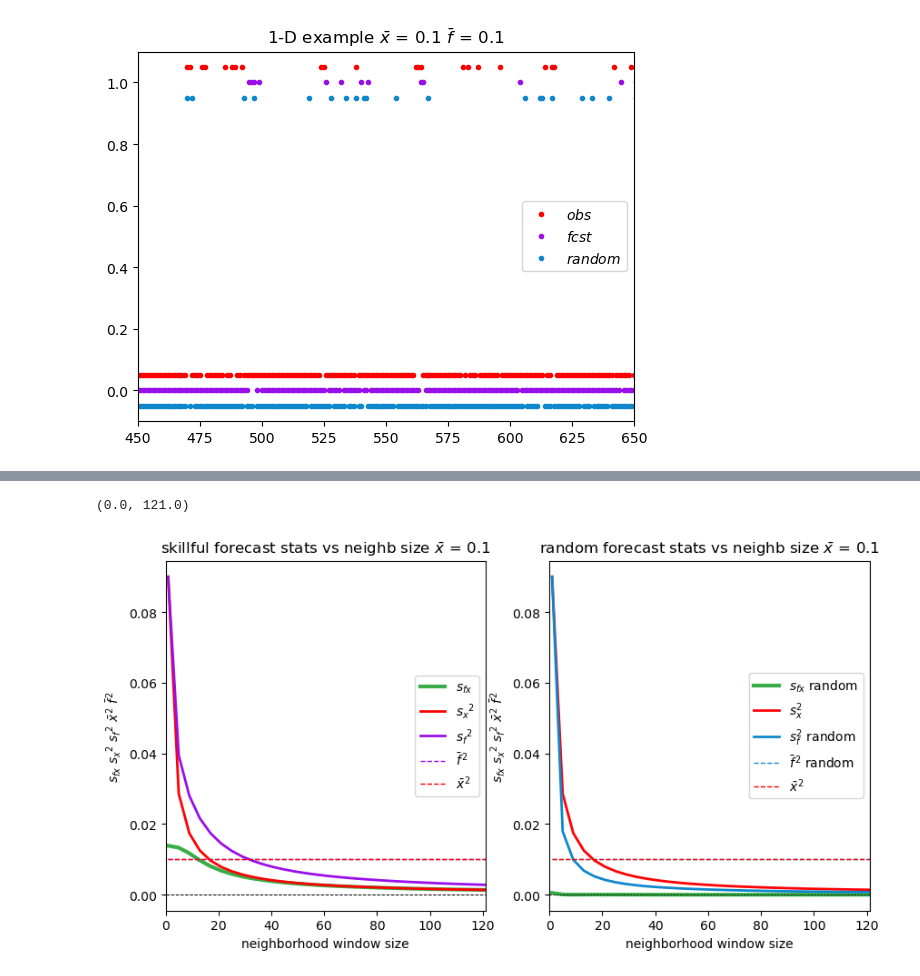
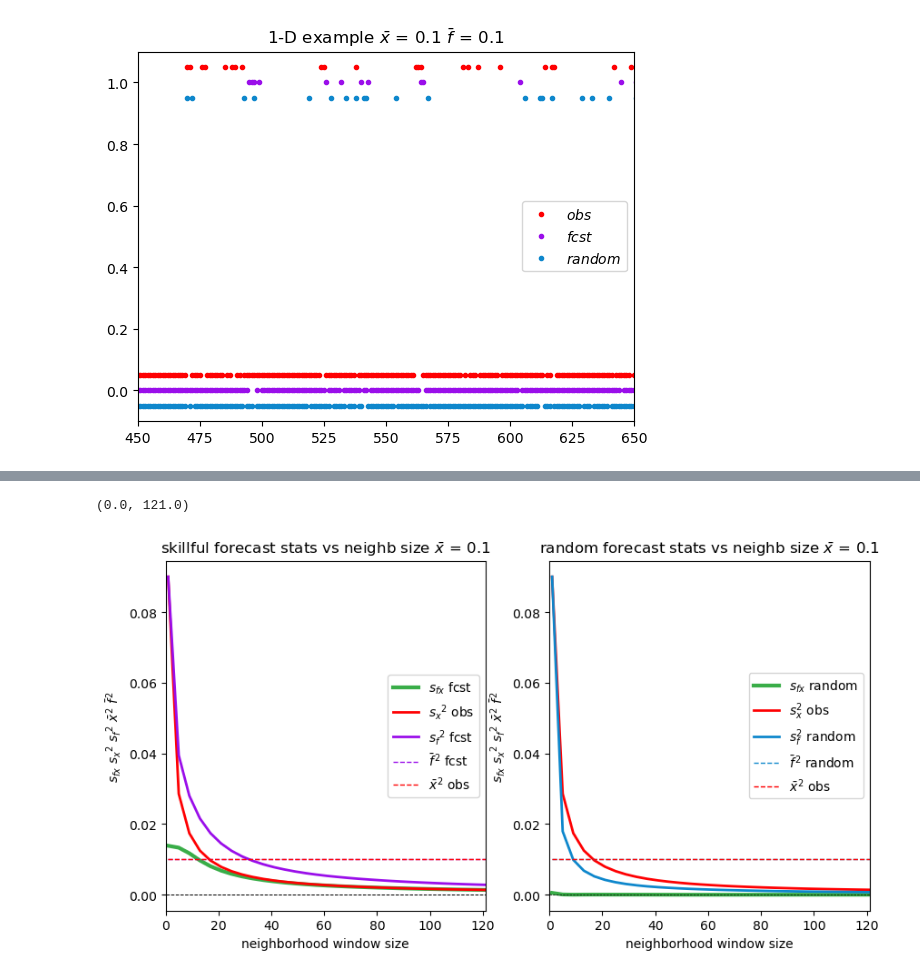
Before and after one commit to baldwin-ou/verification, a Jupyter notebook: issues_with_FSS.ipynb, the cells around one changed output, grey strips where cells are left out. Drawn from its saved outputs; the diff is of its cells as text; code cells hidden in the pictures.

```diff
--- a/issues_with_FSS.ipynb
+++ b/issues_with_FSS.ipynb
@@ -222,32 +262,32 @@ FSS=\frac{2r_{fx} s_f s_x+2 \bar f \bar x}{s_f^2+s_x^2+{\bar f}^2+{\bar x}^2}
 # %%
 # compare the skillful forecast on the left-hand subplot to the random forecast in the right-hand subplot
 xbar=np.mean(obs1)
 
 fig,ax = plt.subplots(1,2,figsize=(10,5))
 axs=ax.flat
-axs[0].plot(nwin,sf_x,c=colorlist[3],lw=3.,label=r'$s_{fx}$')
-axs[0].plot(nwin,sx_2,c=colorlist[0],lw=2.,label=r'${s_x}^2$')
-axs[0].plot(nwin,sf_2,c=colorlist[1],lw=2.,label=r'${s_f}^2$')
-axs[0].plot(nwin,fbar_1*fbar_1,c=colorlist[1],lw=1.,ls='--',label=r'$\bar f^2$')
-axs[0].plot(nwin,xbar_1*xbar_1,c=colorlist[0],lw=1.,ls='--',label=r'$\bar x^2$')
+axs[0].plot(nwin,sf_x,c=colorlist[3],lw=3.,label=r'$s_{fx}$ fcst')
+axs[0].plot(nwin,sx_2,c=colorlist[0],lw=2.,label=r'${s_x}^2$ obs')
+axs[0].plot(nwin,sf_2,c=colorlist[1],lw=2.,label=r'${s_f}^2$ fcst')
+axs[0].plot(nwin,fbar_1*fbar_1,c=colorlist[1],lw=1.,ls='--',label=r'$\bar f^2$ fcst')
+axs[0].plot(nwin,xbar_1*xbar_1,c=colorlist[0],lw=1.,ls='--',label=r'$\bar x^2$ obs')
 axs[0].plot([0.,400.],[0.,0.],c='k',ls='--',lw=0.7)
 axs[0].legend(loc='center right')
 axs[0].set_xlabel('neighborhood window size')
 axs[0].set_ylabel(r'$s_{fx}$ ${s_x}^2$ ${s_f}^2$ $\bar x^2$ $\bar f^2$')
 axs[0].set_title(r'skillful forecast stats vs neighb size $\bar x$ ='+f' {np.round(xbar,2)}')
 axs[0].set_xlim(0.,121.)
 
 axs[1].plot(nwin,sf_x_rand,c=colorlist[3],lw=3.,label=r'$s_{fx}$ random')
-axs[1].plot(nwin,sx_2_rand,c=colorlist[0],lw=2.,label=r'$s_x^2$')
+axs[1].plot(nwin,sx_2_rand,c=colorlist[0],lw=2.,label=r'$s_x^2$ obs')
 axs[1].plot(nwin,sf_2_rand,c=colorlist[2],lw=2.,label=r'${s_f^2}$ random')
 axs[1].plot(nwin,fbar_rand*fbar_rand,c=colorlist[2],lw=1.,ls='--',label=r'$\bar f^2$ random')
-axs[1].plot(nwin,xbar_1*xbar_1,c=colorlist[0],lw=1.,ls='--',label=r'$\bar x^2$')
+axs[1].plot(nwin,xbar_1*xbar_1,c=colorlist[0],lw=1.,ls='--',label=r'$\bar x^2$ obs')
 axs[1].plot([0.,400.],[0.,0.],c='k',ls='--',lw=0.5)
 axs[1].legend(loc='center right')
 axs[1].set_xlabel('neighborhood window size')
 axs[1].set_ylabel(r'$s_{fx}$ ${s_x}^2$ ${s_f}^2$ $\bar x^2$ $\bar f^2$')
 axs[1].set_title(r'random forecast stats vs neighb size $\bar x$ ='+f' {np.round(xbar,2)}')
 axs[1].set_xlim(0.,121.)
 # %% [output]
 (0.0, 121.0)
-[figure, old version]
+[figure, new version]
```
Also changed, not shown: parts of 13 cells of this notebook.
